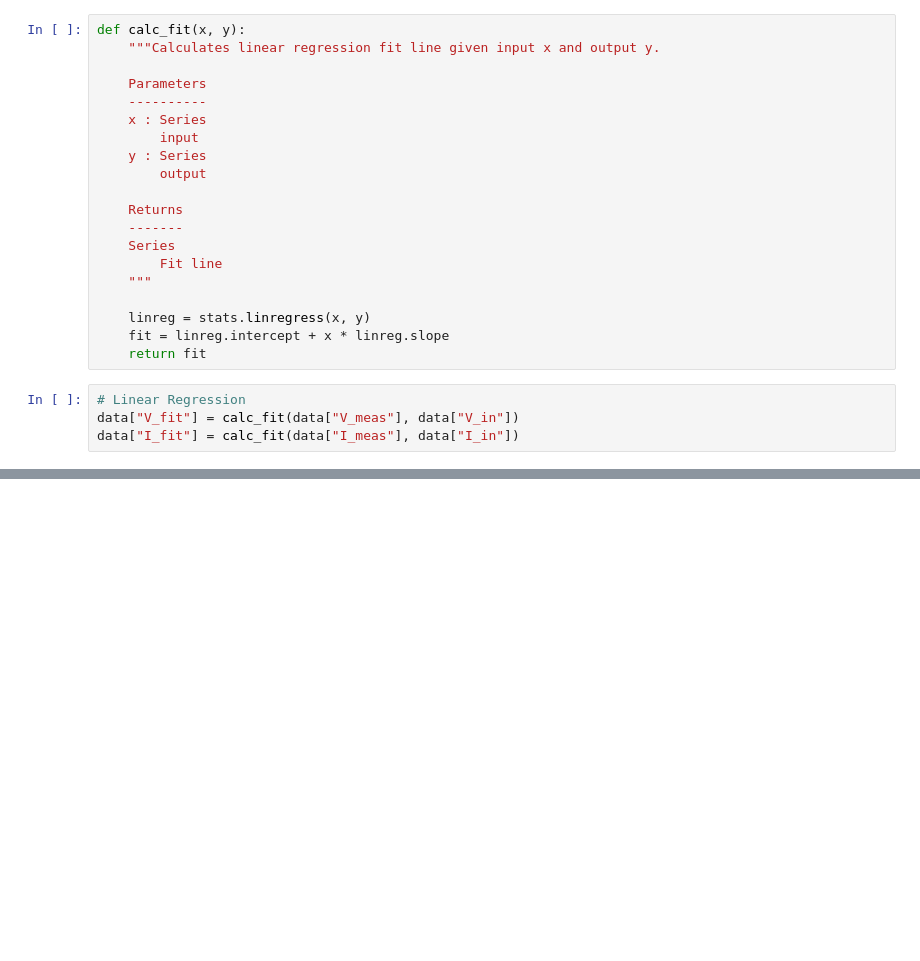
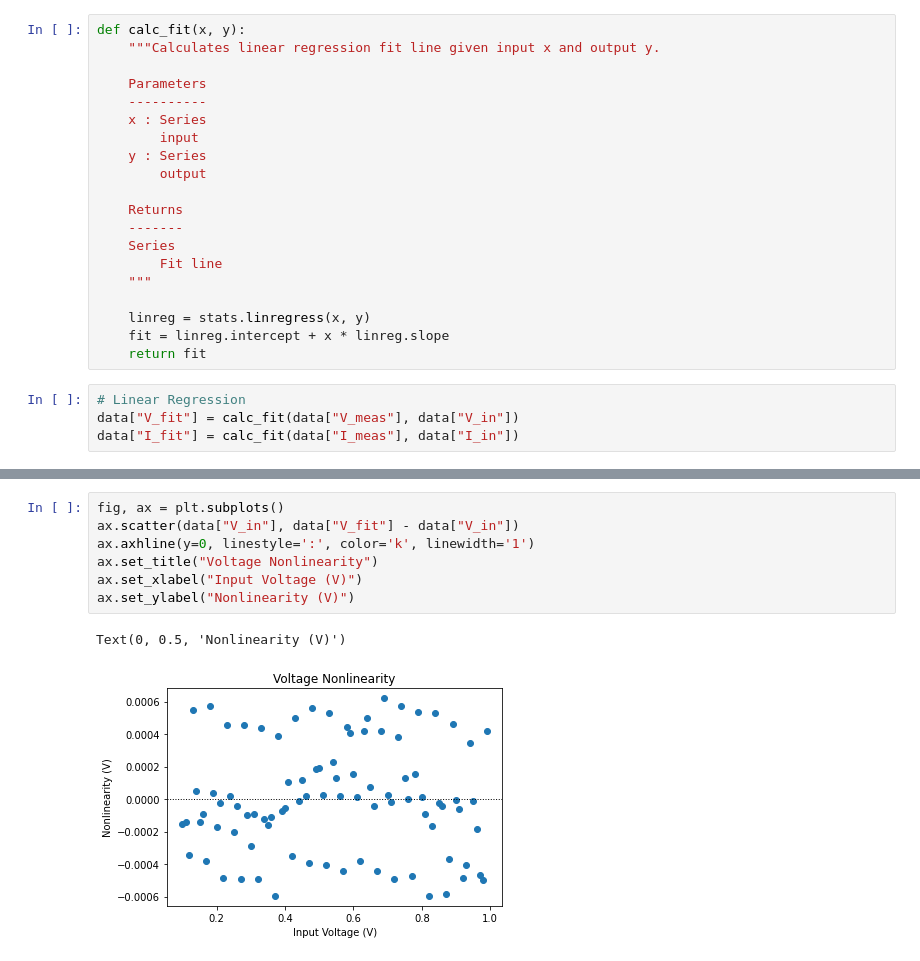
Before and after one commit to jlab-sensing/soil-power-sensor-calibration, a Jupyter notebook: calibration.ipynb, the cells around one changed output, grey strips where cells are left out. Drawn from its saved outputs; the diff is of its cells as text; blank space fills up the shorter version.

Commit message:
Added nonlinearity graphs

```diff
--- a/calibration.ipynb
+++ b/calibration.ipynb
@@ -144,0 +145,10 @@ Text(0, 0.5, 'Relative Measurement (A/A)')
+# %%
+fig, ax = plt.subplots()
+ax.scatter(data["V_in"], data["V_fit"] - data["V_in"])
+ax.axhline(y=0, linestyle=':', color='k', linewidth='1')
+ax.set_title("Voltage Nonlinearity")
+ax.set_xlabel("Input Voltage (V)")
+ax.set_ylabel("Nonlinearity (V)")
+# %% [output]
+Text(0, 0.5, 'Nonlinearity (V)')
+[figure, added]
```
Also changed, not shown: parts of 5 cells of this notebook.
